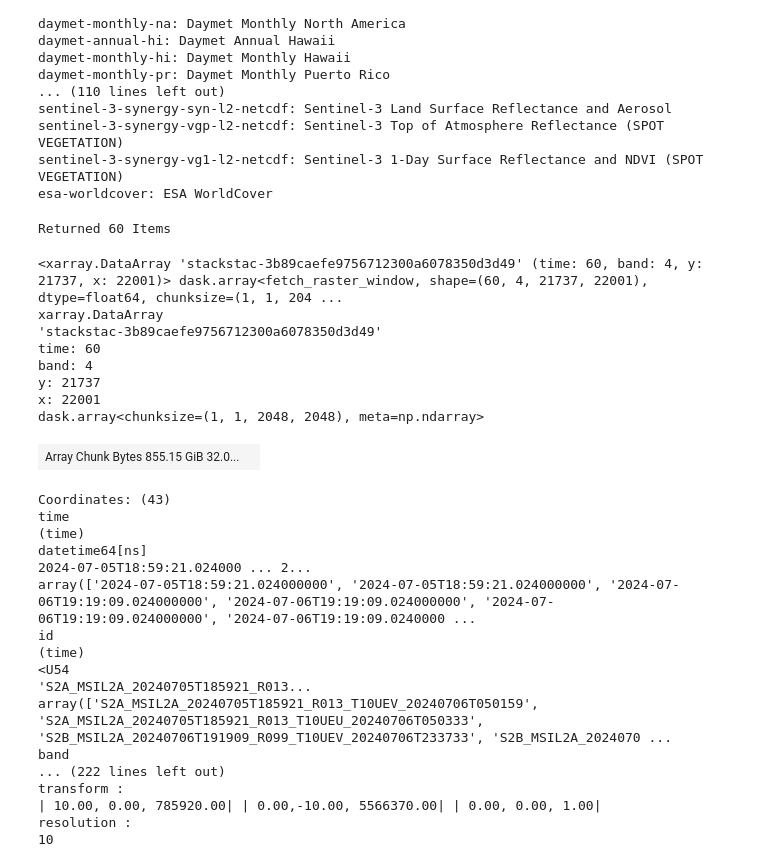
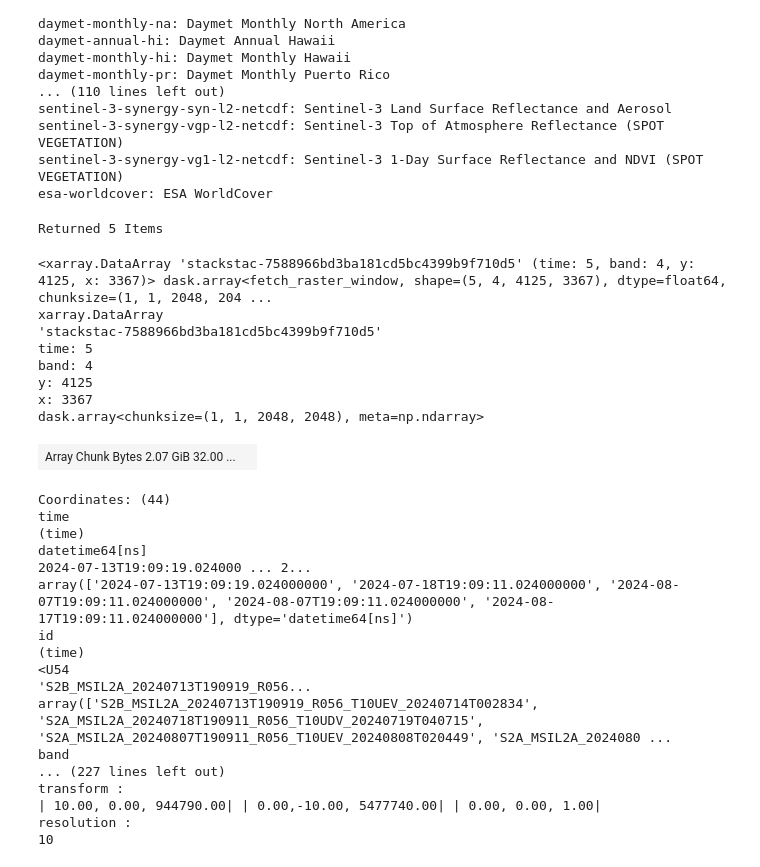
Before and after one commit to MoezLabiadh/py-stac, a Jupyter notebook: explore_stac.ipynb, the cells around one changed output. Cells and saved outputs as stored; diff of their text form; code cells hidden in the pictures.

```diff
--- a/explore_stac.ipynb
+++ b/explore_stac.ipynb
@@ -37,7 +38,7 @@ sentinel-3-synergy-vg1-l2-netcdf: Sentinel-3 1-Day Surface Reflectance and NDVI
 esa-worldcover: ESA WorldCover
 # %%
 # search the catalog for S2 imagery
-gdf = gpd.read_file("aoi.geojson") #aoi
+gdf = gpd.read_file("aoi_s.geojson") #aoi
 dates = "2024-07-01/2024-08-31" #start/end dates
 
 
@@ -49,44 +50,45 @@ search = catalog.search(
 )
 
 items = search.item_collection()
+signed_items = [planetary_computer.sign(item).to_dict() for item in items]
 print(f"Returned {len(items)} Items")
 # %% [output]
-Returned 60 Items
+Returned 5 Items
 # %%
 # create a stack of retrieved items
 ds = stackstac.stack(
     items,
-    assets=["B02", "B03", "B04", "B8A"],
+    assets=["B02", "B03", "B04", "B08"],
     resolution=10,
     epsg=32609,
     bounds_latlon=gdf.total_bounds,
     chunksize=2048,
 )
 ds
 # %% [output]
-<xarray.DataArray 'stackstac-3b89caefe9756712300a6078350d3d49' (time: 60, band: 4, y: 21737, x: 22001)> dask.array<fetch_raster_window, shape=(60, 4, 21737, 22001), dtype=float64, chunksize=(1, 1, 204 ...
+<xarray.DataArray 'stackstac-7588966bd3ba181cd5bc4399b9f710d5' (time: 5, band: 4, y: 4125, x: 3367)> dask.array<fetch_raster_window, shape=(5, 4, 4125, 3367), dtype=float64, chunksize=(1, 1, 2048, 204 ...
 xarray.DataArray
-'stackstac-3b89caefe9756712300a6078350d3d49'
-time: 60
+'stackstac-7588966bd3ba181cd5bc4399b9f710d5'
+time: 5
 band: 4
-y: 21737
-x: 22001
+y: 4125
+x: 3367
 dask.array<chunksize=(1, 1, 2048, 2048), meta=np.ndarray>
-| Array Chunk Bytes 855.15 GiB 32.0... |  |
+| Array Chunk Bytes 2.07 GiB 32.00 ... |  |
-Coordinates: (43)
+Coordinates: (44)
 time
 (time)
 datetime64[ns]
-2024-07-05T18:59:21.024000 ... 2...
-array(['2024-07-05T18:59:21.024000000', '2024-07-05T18:59:21.024000000', '2024-07-06T19:19:09.024000000', '2024-07-06T19:19:09.024000000', '2024-07-06T19:19:09.024000000', '2024-07-06T19:19:09.0240000 ...
+2024-07-13T19:09:19.024000 ... 2...
+array(['2024-07-13T19:09:19.024000000', '2024-07-18T19:09:11.024000000', '2024-08-07T19:09:11.024000000', '2024-08-07T19:09:11.024000000', '2024-08-17T19:09:11.024000000'], dtype='datetime64[ns]')
 id
 (time)
 <U54
-'S2A_MSIL2A_20240705T185921_R013...
-array(['S2A_MSIL2A_20240705T185921_R013_T10UEV_20240706T050159', 'S2A_MSIL2A_20240705T185921_R013_T10UEU_20240706T050333', 'S2B_MSIL2A_20240706T191909_R099_T10UEV_20240706T233733', 'S2B_MSIL2A_2024070 ...
+'S2B_MSIL2A_20240713T190919_R056...
+array(['S2B_MSIL2A_20240713T190919_R056_T10UEV_20240714T002834', 'S2A_MSIL2A_20240718T190911_R056_T10UDV_20240719T040715', 'S2A_MSIL2A_20240807T190911_R056_T10UEV_20240808T020449', 'S2A_MSIL2A_2024080 ...
 band
-... (222 lines left out)
+... (227 lines left out)
 transform :
-| 10.00, 0.00, 785920.00| | 0.00,-10.00, 5566370.00| | 0.00, 0.00, 1.00|
+| 10.00, 0.00, 944790.00| | 0.00,-10.00, 5477740.00| | 0.00, 0.00, 1.00|
 resolution :
 10
```
Also changed, not shown: parts of 3 cells of this notebook.
